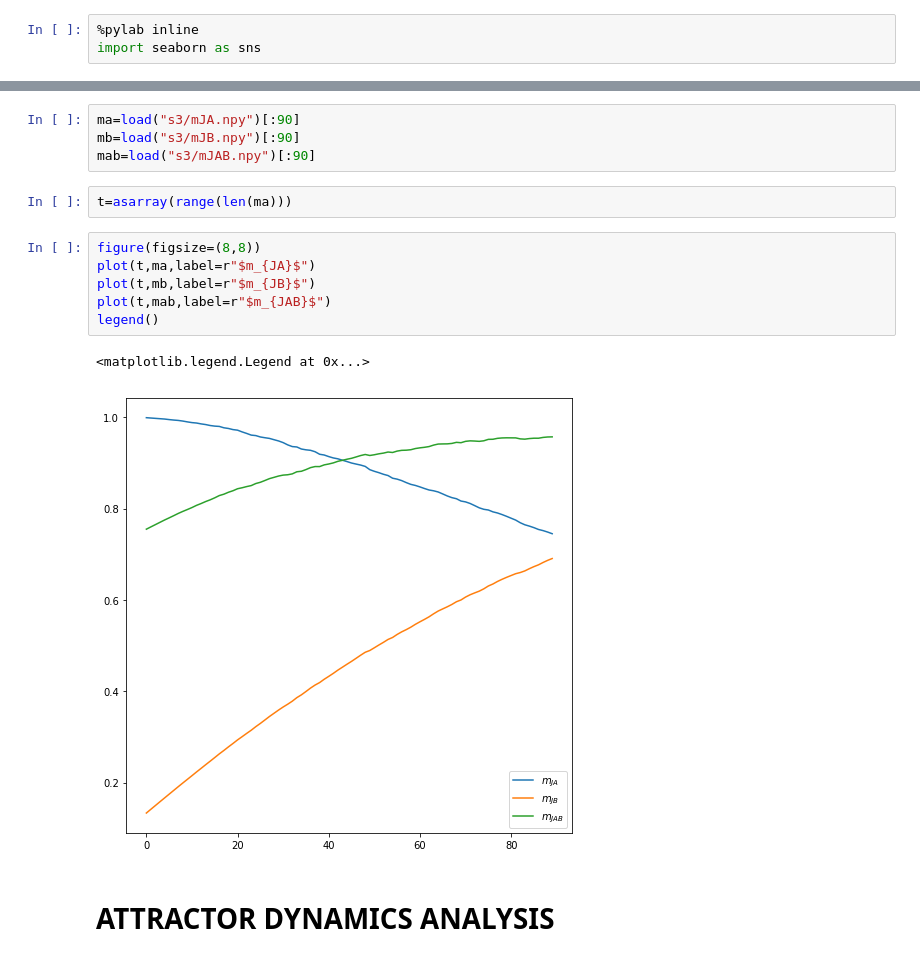
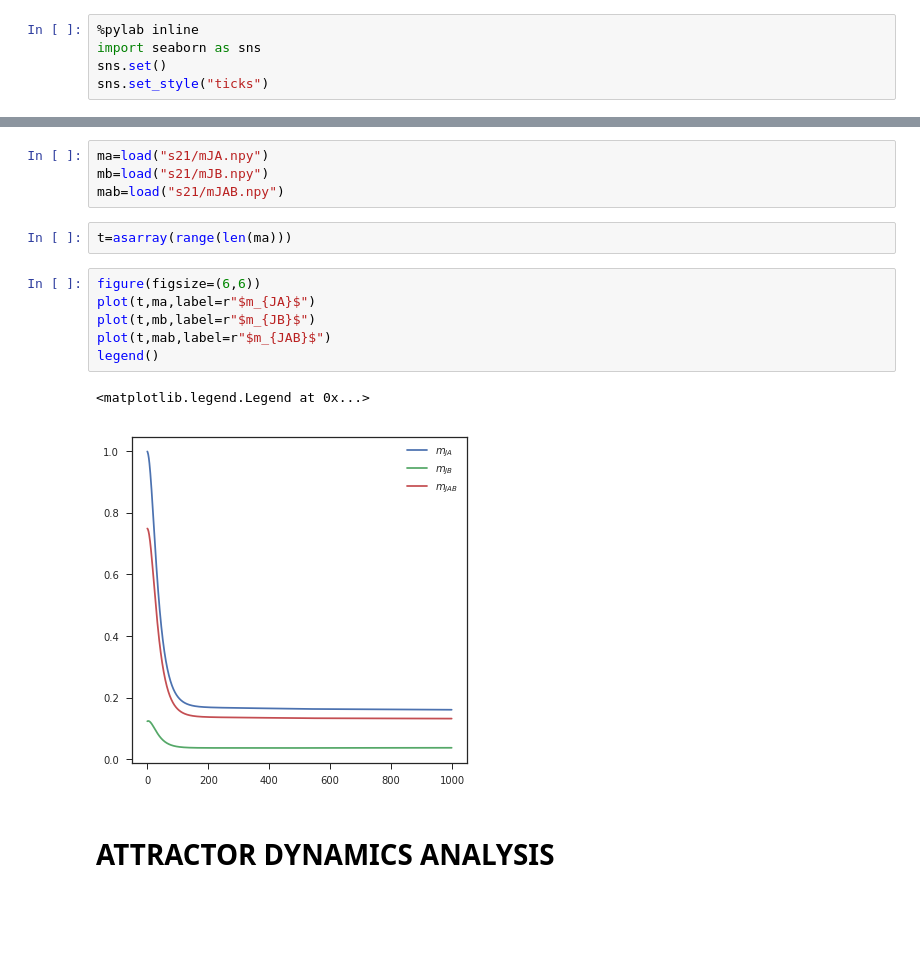
Before and after one commit to davidespalla/CAN_code, a Jupyter notebook: AttractorLearning/simulations/LearningDynamics/DataAnalysis.ipynb, the cells around one changed output, grey strips where cells are left out. Saved outputs shown, nothing was run; the diff lists cells and outputs as text; blank space fills up the shorter version.

```diff
--- a/AttractorLearning/simulations/LearningDynamics/DataAnalysis.ipynb
+++ b/AttractorLearning/simulations/LearningDynamics/DataAnalysis.ipynb
@@ -1,6 +1,8 @@
 # %%
 %pylab inline
 import seaborn as sns
+sns.set()
+sns.set_style("ticks")
 # %% [output]
 Populating the interactive namespace from numpy and matplotlib
 # %% [markdown]
@@ -63,20 +77,20 @@ argmax(MJAB[2])
 # %% [markdown]
 # SINGLE DYNAMICS PLOT
 # %%
-ma=load("s3/mJA.npy")[:90]
-mb=load("s3/mJB.npy")[:90]
-mab=load("s3/mJAB.npy")[:90]
+ma=load("s21/mJA.npy")
+mb=load("s21/mJB.npy")
+mab=load("s21/mJAB.npy")
 # %%
 t=asarray(range(len(ma)))
 # %%
-figure(figsize=(8,8))
+figure(figsize=(6,6))
 plot(t,ma,label=r"$m_{JA}$")
 plot(t,mb,label=r"$m_{JB}$")
 plot(t,mab,label=r"$m_{JAB}$")
 legend()
 # %% [output]
 <matplotlib.legend.Legend at 0x...>
-[figure, old version]
+[figure, new version]
 # %% [markdown]
 # ATTRACTOR DYNAMICS ANALYSIS
 # %% [markdown]
```
Also changed, not shown: parts of 28 cells of this notebook, 6 other files.
